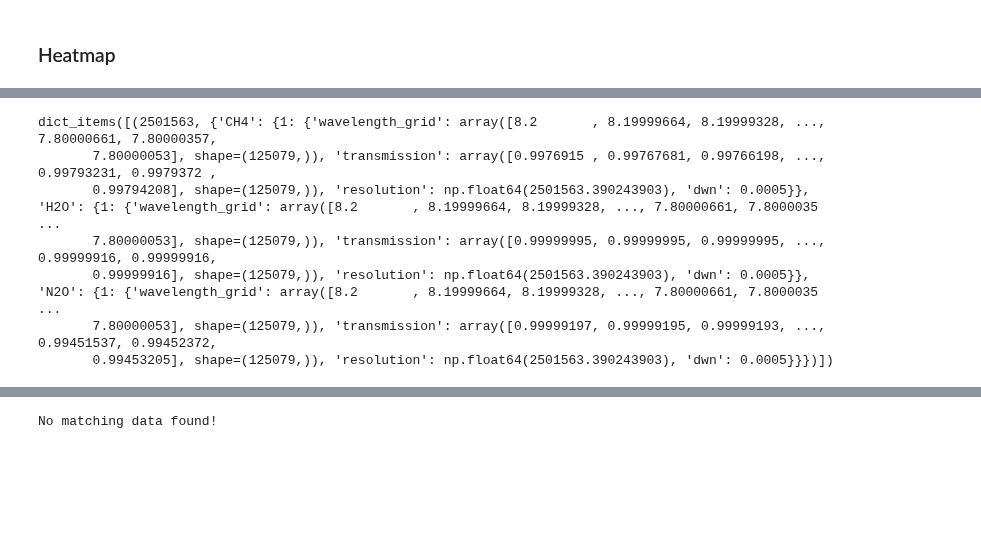
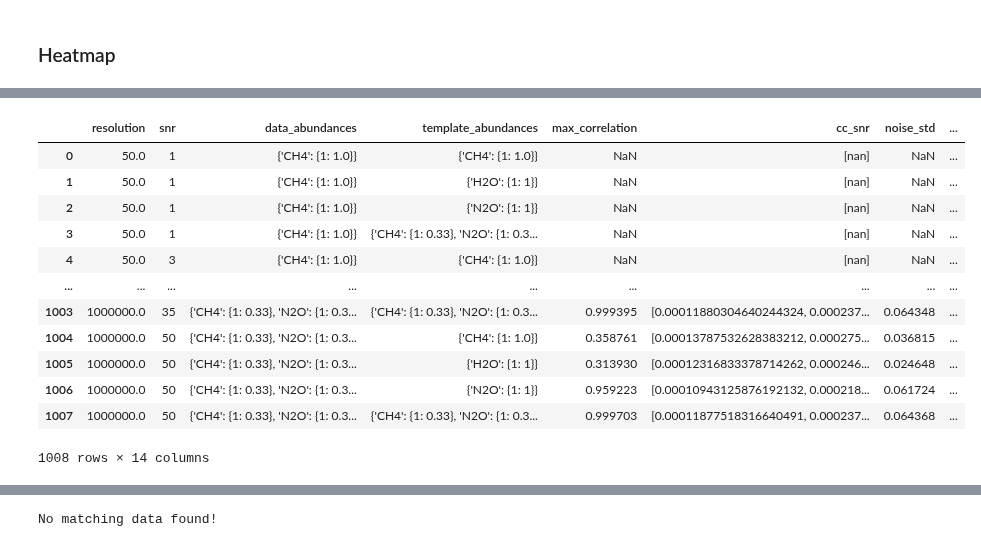
Before and after one commit to zanecollins/sgl_science_case, a Jupyter notebook: sgl_science_case/notebooks/summer_26_isotope_tests_cc.ipynb, the cells around one changed output, grey strips where cells are left out. Saved outputs shown, nothing was run; the diff lists cells and outputs as text; code cells hidden in the pictures; blank space fills up the shorter version.

```diff
--- a/sgl_science_case/notebooks/summer_26_isotope_tests_cc.ipynb
+++ b/sgl_science_case/notebooks/summer_26_isotope_tests_cc.ipynb
@@ -846,11 +862,17 @@ plt.show()
-# %%
-print(parent_dict.items())
-# %% [output]
-dict_items([(2501563, {'CH4': {1: {'wavelength_grid': array([8.2       , 8.19999664, 8.19999328, ..., 7.80000661, 7.80000357,
-       7.80000053], shape=(125079,)), 'transmission': array([0.9976915 , 0.99767681, 0.99766198, ..., 0.99793231, 0.9979372 ,
-       0.99794208], shape=(125079,)), 'resolution': np.float64(2501563.390243903), 'dwn': 0.0005}}, 'H2O': {1: {'wavelength_grid': array([8.2       , 8.19999664, 8.19999328, ..., 7.80000661, 7.8000035 ...
-       7.80000053], shape=(125079,)), 'transmission': array([0.99999995, 0.99999995, 0.99999995, ..., 0.99999916, 0.99999916,
-       0.99999916], shape=(125079,)), 'resolution': np.float64(2501563.390243903), 'dwn': 0.0005}}, 'N2O': {1: {'wavelength_grid': array([8.2       , 8.19999664, 8.19999328, ..., 7.80000661, 7.8000035 ...
-       7.80000053], shape=(125079,)), 'transmission': array([0.99999197, 0.99999195, 0.99999193, ..., 0.99451537, 0.99452372,
-       0.99453205], shape=(125079,)), 'resolution': np.float64(2501563.390243903), 'dwn': 0.0005}}})])
+# %%
+df_results
+# %% [output]
+|  | resolution | snr | data_abundances | template_abundances | max_correlation | cc_snr | noise_std | ... |
+| 0 | 50.0 | 1 | {'CH4': {1: 1.0}} | {'CH4': {1: 1.0}} | NaN | [nan] | NaN | ... |
+| 1 | 50.0 | 1 | {'CH4': {1: 1.0}} | {'H2O': {1: 1}} | NaN | [nan] | NaN | ... |
+| 2 | 50.0 | 1 | {'CH4': {1: 1.0}} | {'N2O': {1: 1}} | NaN | [nan] | NaN | ... |
+| 3 | 50.0 | 1 | {'CH4': {1: 1.0}} | {'CH4': {1: 0.33}, 'N2O': {1: 0.3... | NaN | [nan] | NaN | ... |
+| 4 | 50.0 | 3 | {'CH4': {1: 1.0}} | {'CH4': {1: 1.0}} | NaN | [nan] | NaN | ... |
+| ... | ... | ... | ... | ... | ... | ... | ... | ... |
+| 1003 | 1000000.0 | 35 | {'CH4': {1: 0.33}, 'N2O': {1: 0.3... | {'CH4': {1: 0.33}, 'N2O': {1: 0.3... | 0.999395 | [0.00011880304640244324, 0.000237... | 0.064348 | ... |
+| 1004 | 1000000.0 | 50 | {'CH4': {1: 0.33}, 'N2O': {1: 0.3... | {'CH4': {1: 1.0}} | 0.358761 | [0.00013787532628383212, 0.000275... | 0.036815 | ... |
+| 1005 | 1000000.0 | 50 | {'CH4': {1: 0.33}, 'N2O': {1: 0.3... | {'H2O': {1: 1}} | 0.313930 | [0.00012316833378714262, 0.000246... | 0.024648 | ... |
+| 1006 | 1000000.0 | 50 | {'CH4': {1: 0.33}, 'N2O': {1: 0.3... | {'N2O': {1: 1}} | 0.959223 | [0.00010943125876192132, 0.000218... | 0.061724 | ... |
+| 1007 | 1000000.0 | 50 | {'CH4': {1: 0.33}, 'N2O': {1: 0.3... | {'CH4': {1: 0.33}, 'N2O': {1: 0.3... | 0.999703 | [0.00011877518316640491, 0.000237... | 0.064368 | ... |
+1008 rows × 14 columns
 # %%
```
Also changed, not shown: parts of 8 cells of this notebook.
